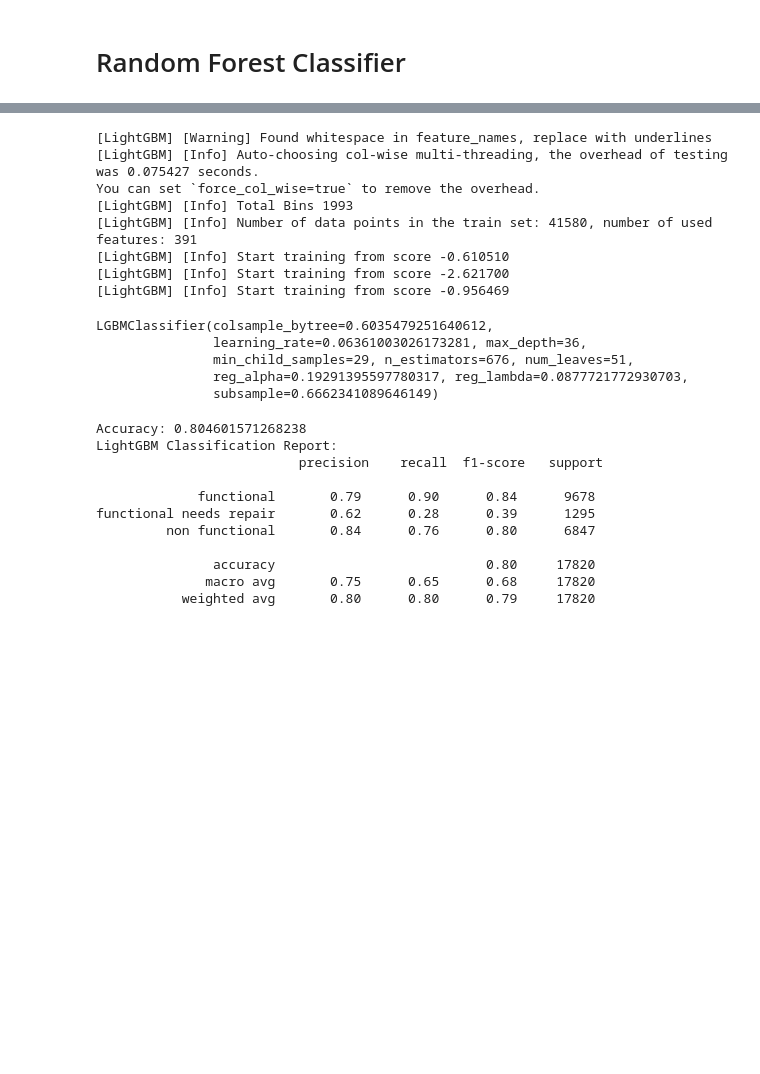
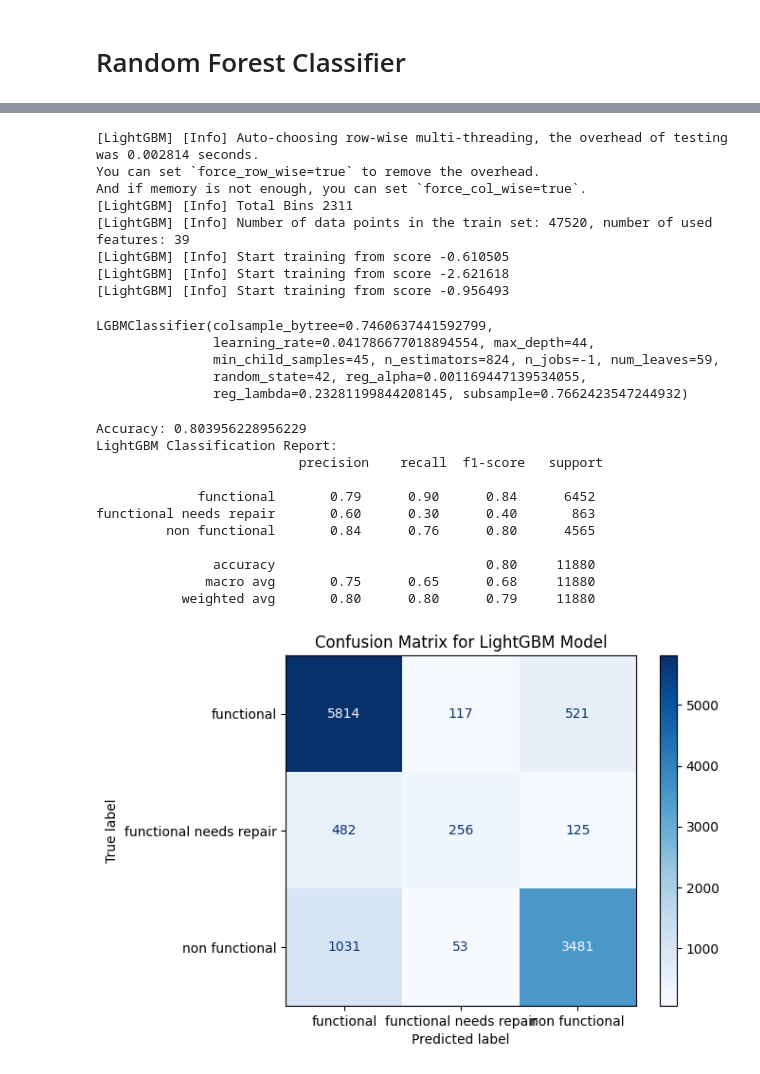
Before and after one commit to towbsss/drivendata_pump_it_up, a Jupyter notebook: 03_Model_Selection.ipynb, the cells around one changed output, grey strips where cells are left out. Drawn from its saved outputs; the diff is of its cells as text; code cells hidden in the pictures; blank space fills up the shorter version.

```diff
--- a/03_Model_Selection.ipynb
+++ b/03_Model_Selection.ipynb
@@ -137,7 +157,12 @@ test_features[categorical_columns] = train_df[categorical_columns].map(
 # %%
-# Split `train_df` into train and test sets before additional encoding to prevent data leakage
-X = train_df.drop(columns='status_group', axis=1)
+# Split `train_df` into train and test sets before additional encoding
+# to prevent data leakage
+X = train_df.drop(columns=['status_group','id'], axis=1)
 y = train_df['status_group']
 
-X_train, X_test, y_train, y_test = train_test_split(X, y, test_size=0.3,
-                                                    stratify=y, random_state=604)
+# Split train_df into 80% train and 20% test, stratified by y ('status_group')
+X_train, X_test, y_train, y_test = train_test_split(
+    X, y,
+    test_size=0.2,
+    stratify=y,
+    random_state=42)
@@ -484,37 +579,53 @@ Best LGBM parameters:  {'num_leaves': 51, 'max_depth': 36, 'learning_rate': 0.06
 # %%
-# Train the final model on the entire training data using the best hyperparameters
-lgbm_model = lgb.LGBMClassifier(**lgbm_best_params)
-lgbm_model.fit(X_train_final, y_train)
+# Add categorical_feature='auto' (similar to CatBoost)
+lgbm_model.fit(
+    X_train_cat, y_train,
+    categorical_feature='auto'
+)
 # %% [output]
-[LightGBM] [Warning] Found whitespace in feature_names, replace with underlines
-[LightGBM] [Info] Auto-choosing col-wise multi-threading, the overhead of testing was 0.075427 seconds.
-You can set `force_col_wise=true` to remove the overhead.
-[LightGBM] [Info] Total Bins 1993
-[LightGBM] [Info] Number of data points in the train set: 41580, number of used features: 391
-[LightGBM] [Info] Start training from score -0.610510
-[LightGBM] [Info] Start training from score -2.621700
-[LightGBM] [Info] Start training from score -0.956469
+[LightGBM] [Info] Auto-choosing row-wise multi-threading, the overhead of testing was 0.002814 seconds.
+You can set `force_row_wise=true` to remove the overhead.
+And if memory is not enough, you can set `force_col_wise=true`.
+[LightGBM] [Info] Total Bins 2311
+[LightGBM] [Info] Number of data points in the train set: 47520, number of used features: 39
+[LightGBM] [Info] Start training from score -0.610505
+[LightGBM] [Info] Start training from score -2.621618
+[LightGBM] [Info] Start training from score -0.956493
-LGBMClassifier(colsample_bytree=0.6035479251640612,
-               learning_rate=0.06361003026173281, max_depth=36,
-               min_child_samples=29, n_estimators=676, num_leaves=51,
-               reg_alpha=0.19291395597780317, reg_lambda=0.0877721772930703,
-               subsample=0.6662341089646149)
+LGBMClassifier(colsample_bytree=0.7460637441592799,
+               learning_rate=0.041786677018894554, max_depth=44,
+               min_child_samples=45, n_estimators=824, n_jobs=-1, num_leaves=59,
+               random_state=42, reg_alpha=0.001169447139534055,
+               reg_lambda=0.23281199844208145, subsample=0.7662423547244932)
 # %%
-lgbm_preds = lgbm_model.predict(X_test_final)
+lgbm_preds = lgbm_model.predict(X_test_cat)
 print(f"Accuracy: {accuracy_score(y_test, lgbm_preds)}")
-print("LightGBM Classification Report:\n", classification_report(y_test, lgbm_preds))
+print("LightGBM Classification Report:\n",
+      classification_report(y_test, lgbm_preds))
 # %% [output]
-Accuracy: 0.804601571268238
+Accuracy: 0.803956228956229
 LightGBM Classification Report:
                           precision    recall  f1-score   support
 
-             functional       0.79      0.90      0.84      9678
-functional needs repair       0.62      0.28      0.39      1295
-         non functional       0.84      0.76      0.80      6847
+             functional       0.79      0.90      0.84      6452
+functional needs repair       0.60      0.30      0.40       863
+         non functional       0.84      0.76      0.80      4565
 
-               accuracy                           0.80     17820
-              macro avg       0.75      0.65      0.68     17820
-           weighted avg       0.80      0.80      0.79     17820
+               accuracy                           0.80     11880
+              macro avg       0.75      0.65      0.68     11880
+           weighted avg       0.80      0.80      0.79     11880
+# %%
+# Generate confusion matrix
+lgbm_cm = confusion_matrix(y_test, lgbm_preds)
+
+# Display confusion matrix
+lgbm_disp = ConfusionMatrixDisplay(
+    confusion_matrix=lgbm_cm,
+    display_labels=lgbm_model.classes_)
+lgbm_disp.plot(cmap='Blues')
+plt.title('Confusion Matrix for LightGBM Model')
+plt.show()
+# %% [output]
+[figure, added]
 # %%
 # Get feature importances from the best RandomForest model
 lgbm_feature_importances = lgbm_model.feature_importances_
```
Also changed, not shown: parts of 54 cells of this notebook, 3 other files.
